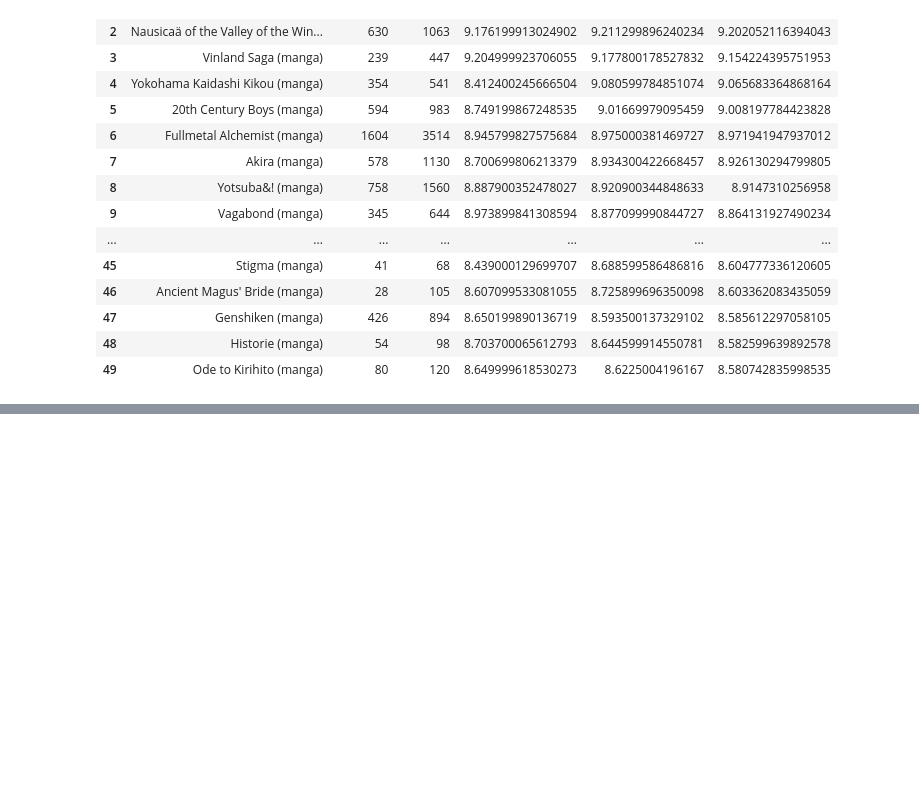
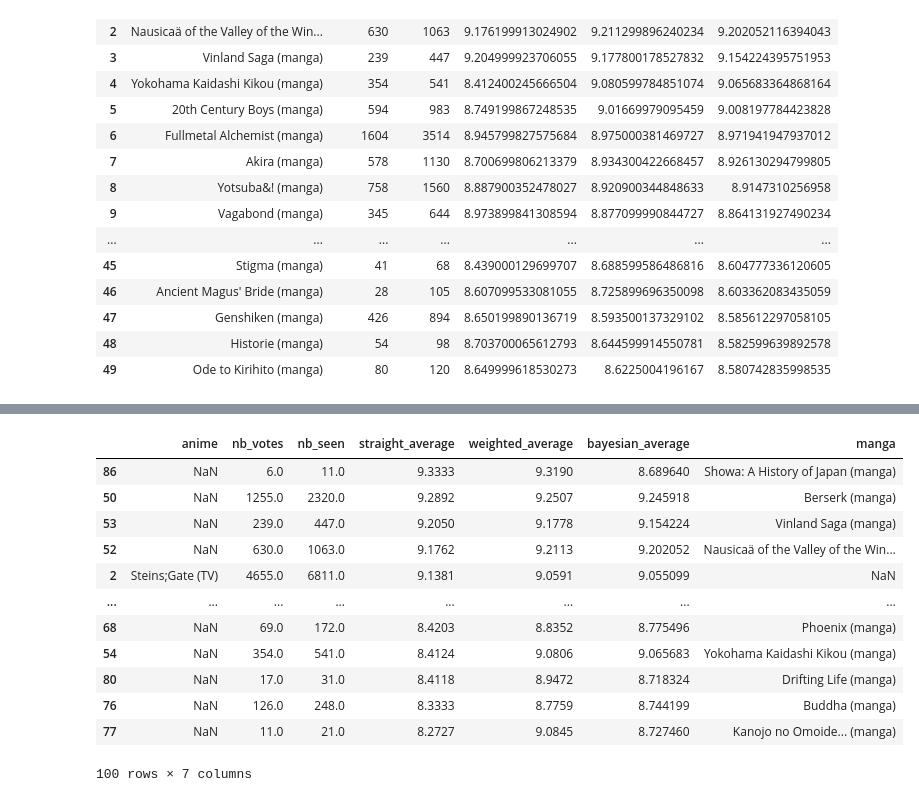
Before and after one commit to BrandonTownsend/ETL_Challenge, a Jupyter notebook: james.ipynb, the cells around one changed output, grey strips where cells are left out. Drawn from its saved outputs; the diff is of its cells as text; code cells hidden in the pictures; blank space fills up the shorter version.

```diff
--- a/james.ipynb
+++ b/james.ipynb
@@ -114,0 +158,8 @@ manga_df
+# %%
+list_df["nb_seen"] = list_df.nb_seen.astype(float)
+# %%
+list_df["straight_average"] = list_df.straight_average.astype(float)
+# %%
+list_df["weighted_average"] = list_df.weighted_average.astype(float)
+# %%
+list_df["bayesian_average"] = list_df.bayesian_average.astype(float)
@@ -114,0 +177,17 @@ manga_df
+# %%
+list_df.sort_values(by=['straight_average'], inplace=True, ascending=False)
+list_df
+# %% [output]
+|  | anime | nb_votes | nb_seen | straight_average | weighted_average | bayesian_average | manga |
+| 86 | NaN | 6.0 | 11.0 | 9.3333 | 9.3190 | 8.689640 | Showa: A History of Japan (manga) |
+| 50 | NaN | 1255.0 | 2320.0 | 9.2892 | 9.2507 | 9.245918 | Berserk (manga) |
+| 53 | NaN | 239.0 | 447.0 | 9.2050 | 9.1778 | 9.154224 | Vinland Saga (manga) |
+| 52 | NaN | 630.0 | 1063.0 | 9.1762 | 9.2113 | 9.202052 | Nausicaä of the Valley of the Win... |
+| 2 | Steins;Gate (TV) | 4655.0 | 6811.0 | 9.1381 | 9.0591 | 9.055099 | NaN |
+| ... | ... | ... | ... | ... | ... | ... | ... |
+| 68 | NaN | 69.0 | 172.0 | 8.4203 | 8.8352 | 8.775496 | Phoenix (manga) |
+| 54 | NaN | 354.0 | 541.0 | 8.4124 | 9.0806 | 9.065683 | Yokohama Kaidashi Kikou (manga) |
+| 80 | NaN | 17.0 | 31.0 | 8.4118 | 8.9472 | 8.718324 | Drifting Life (manga) |
+| 76 | NaN | 126.0 | 248.0 | 8.3333 | 8.7759 | 8.744199 | Buddha (manga) |
+| 77 | NaN | 11.0 | 21.0 | 8.2727 | 9.0845 | 8.727460 | Kanojo no Omoide... (manga) |
+100 rows × 7 columns
```
Also changed, not shown: parts of 8 cells of this notebook.
